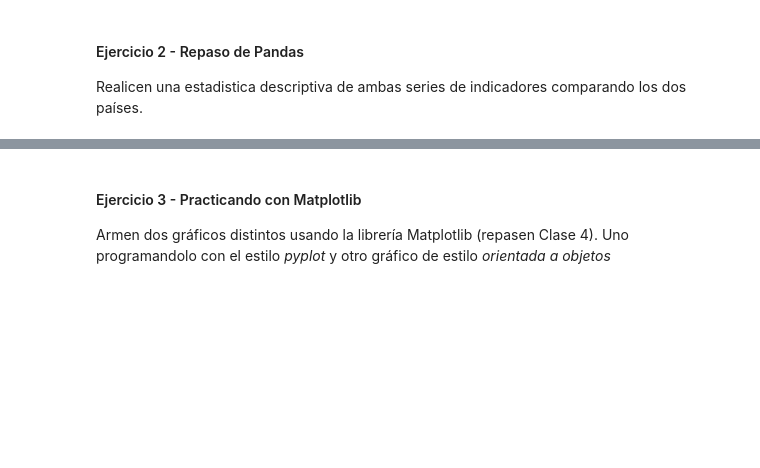
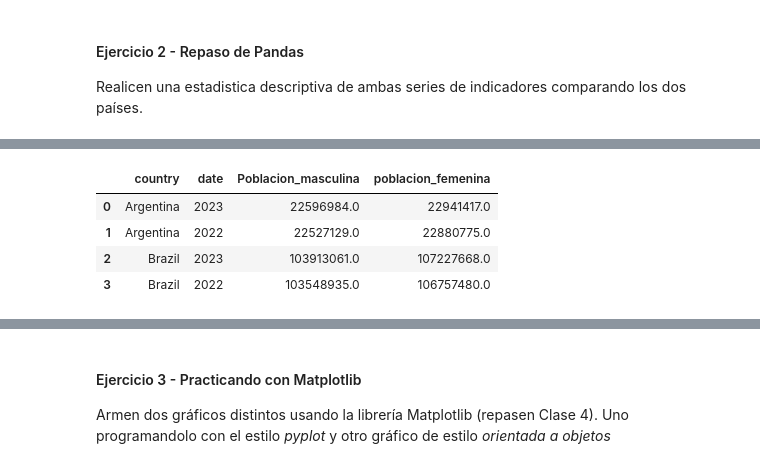
Before and after one commit to MatiasCostanzo2726/BigDataUBA-Grupo9, a Jupyter notebook: TP1-UBA (1) (1).ipynb, the cells around one changed output, grey strips where cells are left out. Cells and saved outputs as stored; diff of their text form; code cells hidden in the pictures; blank space fills up the shorter version.

```diff
--- a/TP1-UBA (1) (1).ipynb
+++ b/TP1-UBA (1) (1).ipynb
@@ -133,0 +102,9 @@ Realicen una estadistica descriptiva de ambas series de indicadores comparando l
+# %%
+df.reset_index(inplace=True)
+df
+# %% [output]
+|  | country | date | Poblacion_masculina | poblacion_femenina |
+| 0 | Argentina | 2023 | 22596984.0 | 22941417.0 |
+| 1 | Argentina | 2022 | 22527129.0 | 22880775.0 |
+| 2 | Brazil | 2023 | 103913061.0 | 107227668.0 |
+| 3 | Brazil | 2022 | 103548935.0 | 106757480.0 |
```
Also changed, not shown: parts of 8 cells of this notebook.
